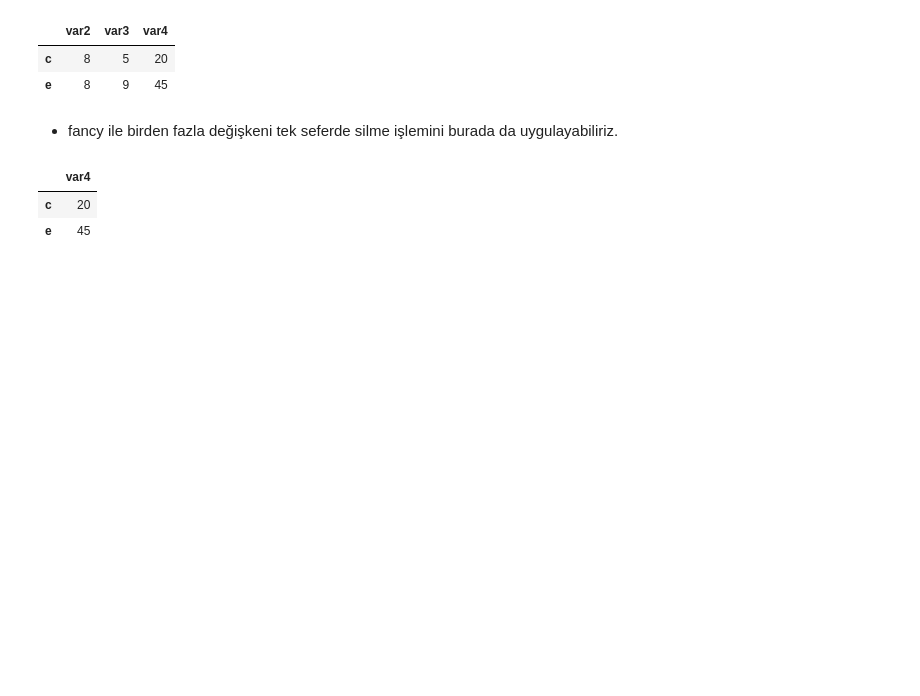
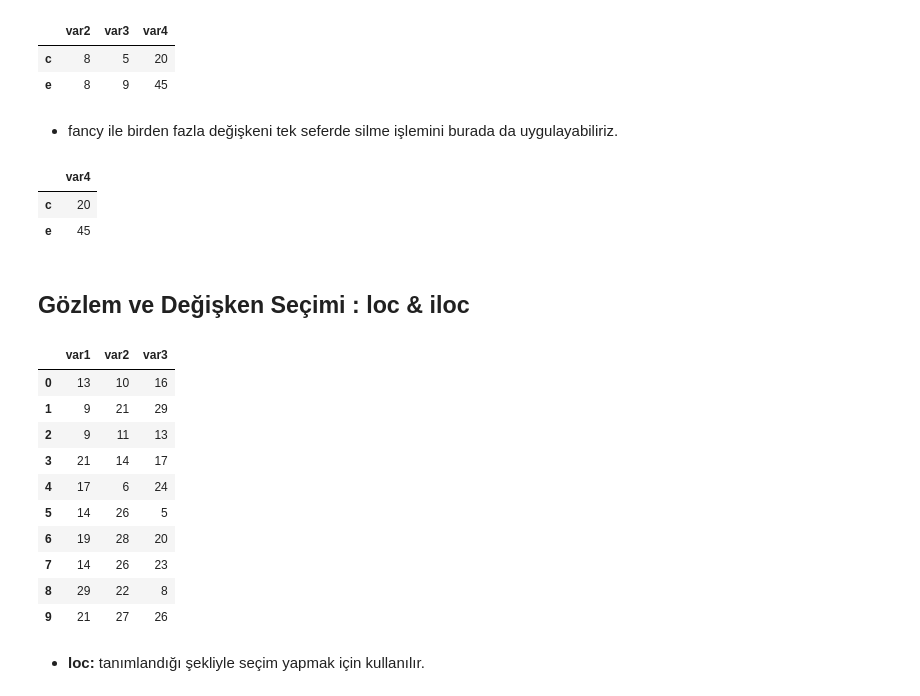
Before and after one commit to selmanbaskaya/Machine-Learning-Pandas, a Jupyter notebook: Pandas-First-Glance.ipynb, the cells around one changed output. Cells and saved outputs as stored; diff of their text form; code cells hidden in the pictures; blank space fills up the shorter version.

```diff
--- a/Pandas-First-Glance.ipynb
+++ b/Pandas-First-Glance.ipynb
@@ -501,3 +501,26 @@ df
 |  | var4 |
 | c | 20 |
 | e | 45 |
+# %% [markdown]
+## Gözlem ve Değişken Seçimi : loc & iloc
+# %%
+import numpy as np
+import pandas as pd
+
+m = np.random.randint(1, 30, size = (10, 3))
+df = pd.DataFrame(m, columns = ["var1", "var2", "var3"])
+df
+# %% [output]
+|  | var1 | var2 | var3 |
+| 0 | 13 | 10 | 16 |
+| 1 | 9 | 21 | 29 |
+| 2 | 9 | 11 | 13 |
+| 3 | 21 | 14 | 17 |
+| 4 | 17 | 6 | 24 |
+| 5 | 14 | 26 | 5 |
+| 6 | 19 | 28 | 20 |
+| 7 | 14 | 26 | 23 |
+| 8 | 29 | 22 | 8 |
+| 9 | 21 | 27 | 26 |
+# %% [markdown]
+* **loc:** tanımlandığı şekliyle seçim yapmak için kullanılır.
```
Also changed, not shown: parts of 54 cells of this notebook, 1 other file.
